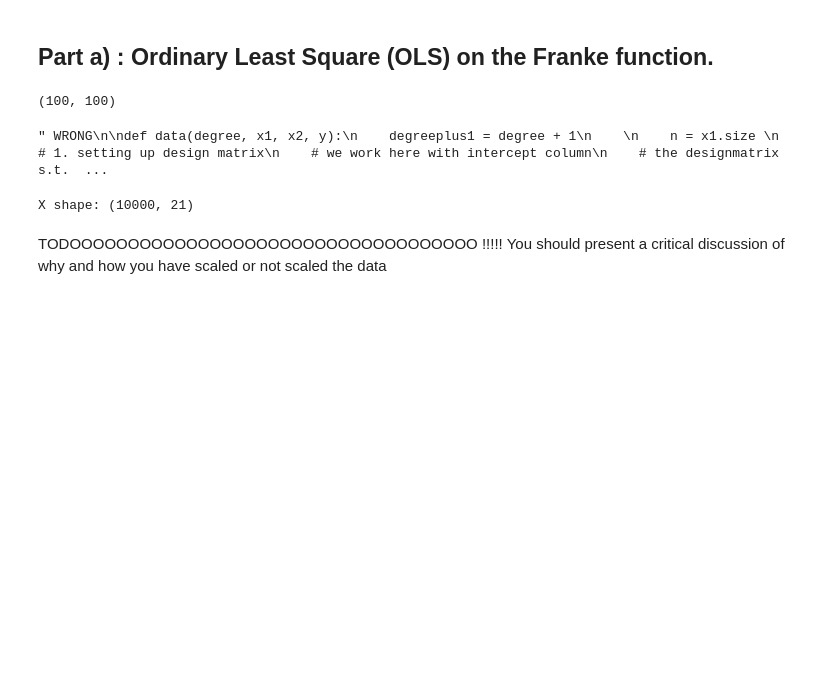
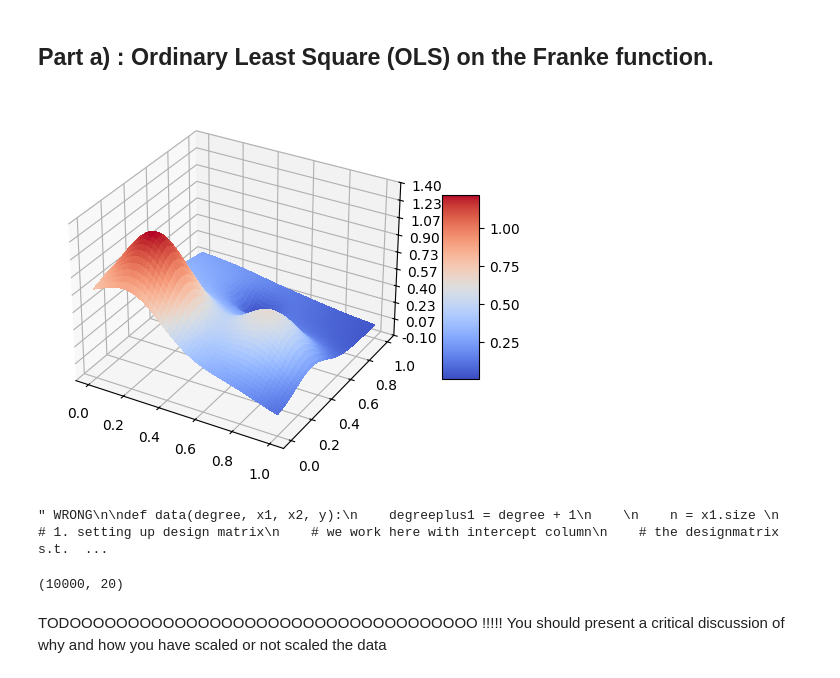
Before and after one commit to hishemok/FYS-STK4155, a Jupyter notebook: Project1/Project1_gd.ipynb, the cells around one changed output. Cells and saved outputs as stored; diff of their text form; code cells hidden in the pictures; blank space fills up the shorter version.

Commit message:
removed intercept column; lasso; bootstrap strange

```diff
--- a/Project1/Project1_gd.ipynb
+++ b/Project1/Project1_gd.ipynb
@@ -42,26 +42,39 @@ plt.show()
 # %%
 np.random.seed(0)
 
 # Make data
 # use FrankeFunction provided in the Project pdf and adapt to include noise
 n = 100
 x1 = np.linspace(0, 1, n)
 x2 = np.linspace(0, 1, n)
 x1m, x2m = np.meshgrid(x1,x2)
 '''
 FrankeFunction takes as input two coordinates x,y in [0,1].
 '''
 def FrankeFunction(x,y, noise=0):
     term1 = 0.75*np.exp(-(0.25*(9*x-2)**2) - 0.25*((9*y-2)**2))
     term2 = 0.75*np.exp(-((9*x+1)**2)/49.0 - 0.1*(9*y+1))
     term3 = 0.5*np.exp(-(9*x-7)**2/4.0 - 0.25*((9*y-3)**2))
     term4 = -0.2*np.exp(-(9*x-4)**2 - (9*y-7)**2)
     return term1 + term2 + term3 + term4 + noise*np.random.normal(0, 1, (n,n))
 
-y = FrankeFunction(x1m,x2m,1) # row ~ x2, column ~ x1
-y.shape
+y = FrankeFunction(x1m,x2m,0) # row ~ x2, column ~ x1
+
+''' from Project1.pdf'''
+fig = plt.figure()
+ax = fig.add_subplot(projection = '3d')
+# Plot the surface.
+surf = ax.plot_surface(x1m, x2m, y, cmap=cm.coolwarm,
+linewidth=0, antialiased=False)
+# Customize the z axis.
+ax.set_zlim(-0.10, 1.40)
+ax.zaxis.set_major_locator(LinearLocator(10))
+ax.zaxis.set_major_formatter(FormatStrFormatter('%.02f'))
+# Add a color bar which maps values to colors.
+fig.colorbar(surf, shrink=0.5, aspect=5)
+plt.show()
 # %% [output]
-(100, 100)
+[figure, added]
 # %%
 import scipy.special # for binomial coefficient
 import numpy as np
@@ -127,6 +133,28 @@ X, X_train, X_test,  X_train_scaled, X_test_scaled, y_train_scaled, y_train_mean
 ## nochmal anders.. weil ich denke dass X nicht n x ..., sondern n*n x ...
 #lastweek
 degree = 5
+
+''' generate design matrix without intercept column for flattend x1, x2 '''
+def design_no_in(x1f, x2f, degreeplus1):
+    n = x1m.size
+    # 1. setting up design matrix
+    # we work here with intercept column
+    # the designmatrix s.t. we have the features 1, x1, x2, x1x2, x1^2, x2^2, ....
+    # with max totaldegree 5
+    # number of possible monoms up to degree 5 for 2 variables is 2+5 choose 5
+    num_of_monoms = scipy.special.binom(degreeplus1 + 1, degreeplus1 -1)
+    X = np.zeros((n, int(num_of_monoms))) # afterwards the intercept column is removed
+    c = 0
+    for i in range(degreeplus1):
+        for j in range(degreeplus1 - i):
+            X[:,c] = x1f**i * x2f**j
+            #print('{} {}'.format(i,j))
+            #print(X[:,c])
+            #print('x_1^{} * x_2^{}'.format(i,j))
+            c += 1
+    # remove now intercept column
+    X = X[:,1:]
+    return X
 
 
 
@@ -137,48 +165,32 @@ polynomial represented by the designmatrix
 def data(degree, x1m, x2m, y):
     degreeplus1 = degree + 1
 
-    n = x1m.size
-    # 1. setting up design matrix
-    # we work here with intercept column
-    # the designmatrix s.t. we have the features 1, x1, x2, x1x2, x1^2, x2^2, ....
-    # with max totaldegree 5
-    # number of possible monoms up to degree 5 for 2 variables is 2+5 choose 5
-    num_of_monoms = scipy.special.binom(degree + 2, degree)
-    X = np.zeros((n, int(num_of_monoms)))
-
     x1m_flat = x1m.flatten()
     x2m_flat = x2m.flatten()
 
-    c = 0
-    for i in range(degreeplus1):
-        for j in range(degreeplus1 - i):
-            X[:,c] = x1m_flat**i * x2m_flat**j
-            #print('{} {}'.format(i,j))
-            #print(X[:,c])
-            #print('x_1^{} * x_2^{}'.format(i,j))
-            c += 1
+    X = design_no_in(x1m_flat, x2m_flat, degreeplus1)
 
     # 2. split the data in test and training data
     X_train, X_test, y_train, y_test = train_test_split(X, y.flatten())
 
     # 3. scaling of training data (by subtracting the mean value of each column)
     X_train_mean = np.mean(X_train, axis=0)
-    X_train_scaled = X_train
-    X_train_scaled[:,1:] = X_train_scaled[:,1:] - X_train_mean[1:]
+    X_train_scaled = X_train  - X_train_mean
+
     y_train_mean = np.mean(y_train)
     y_train_scaled = y_train - y_train_mean
 
     # in order to use beta for test → test has to be scaled by training means
-    X_test_scaled = X_test
-    X_test_scaled[:,1:] = X_test_scaled[:,1:] - X_train_mean[1:]
+    X_test_scaled = X_test - X_train_mean
     #X_test_scaled = X_test - X_train_mean
     y_test_scaled = y_test - y_train_mean
 
-    return X, X_train, X_test, X_train_scaled, X_test_scaled, y_train_scaled, y_train_mean, y_train, y_test
+    return X, X_train, X_test, X_train_scaled, X_train_mean, X_test_scaled, y_train_scaled, y_train_mean, y_train, y_test
 
-X, X_train, X_test,  X_train_scaled, X_test_scaled, y_train_scaled, y_train_mean, y_train, y_test = data(degree, x1m, x2m, y)
+X, X_train, X_test, X_train_scaled, X_train_mean, X_test_scaled, y_train_scaled, y_train_mean, y_train, y_test = data(degree, x1m, x2m, y)
+X.shape
 # %% [output]
-X shape: (10000, 21)
+(10000, 20)
 # %% [markdown]
 TODOOOOOOOOOOOOOOOOOOOOOOOOOOOOOOOOOOO !!!!!
 You should
```
Also changed, not shown: parts of 35 cells of this notebook.
